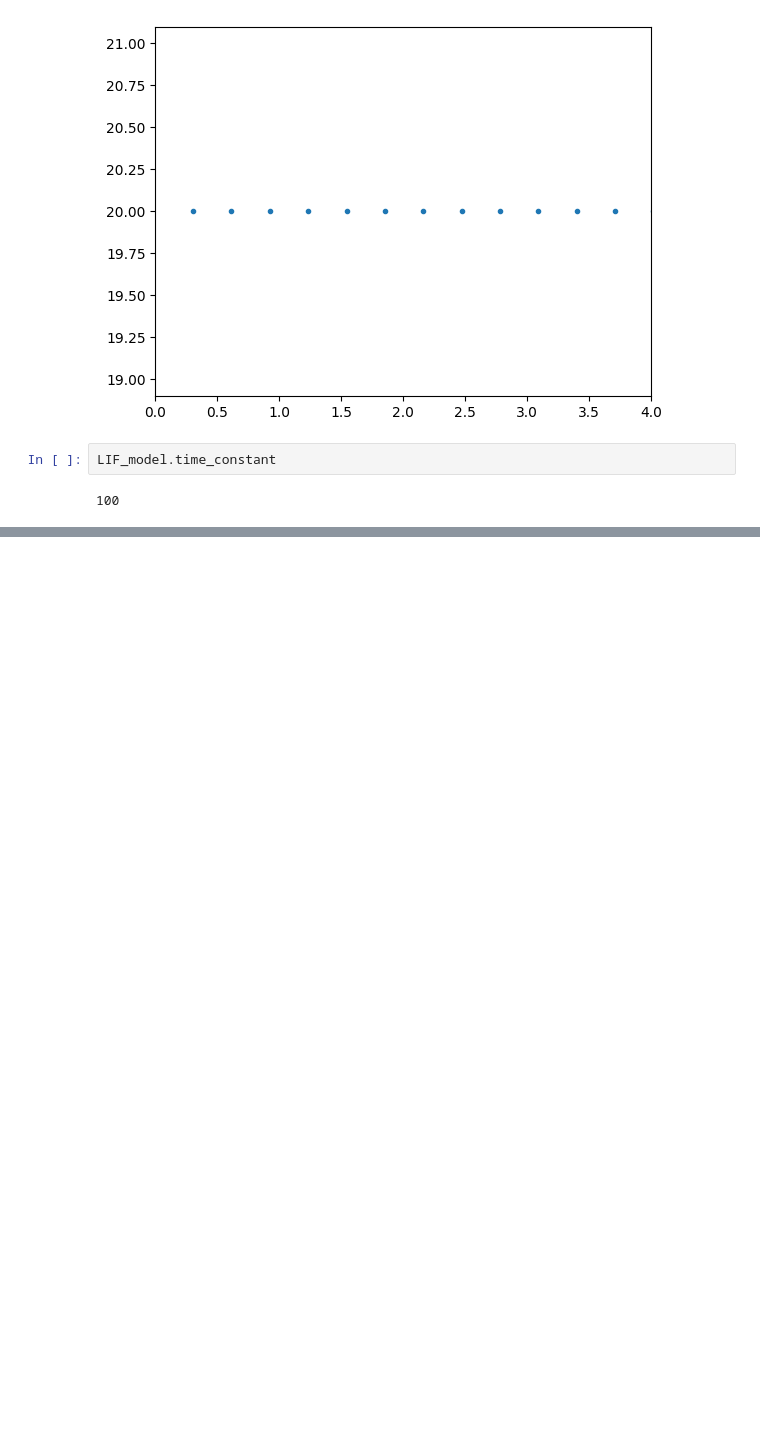
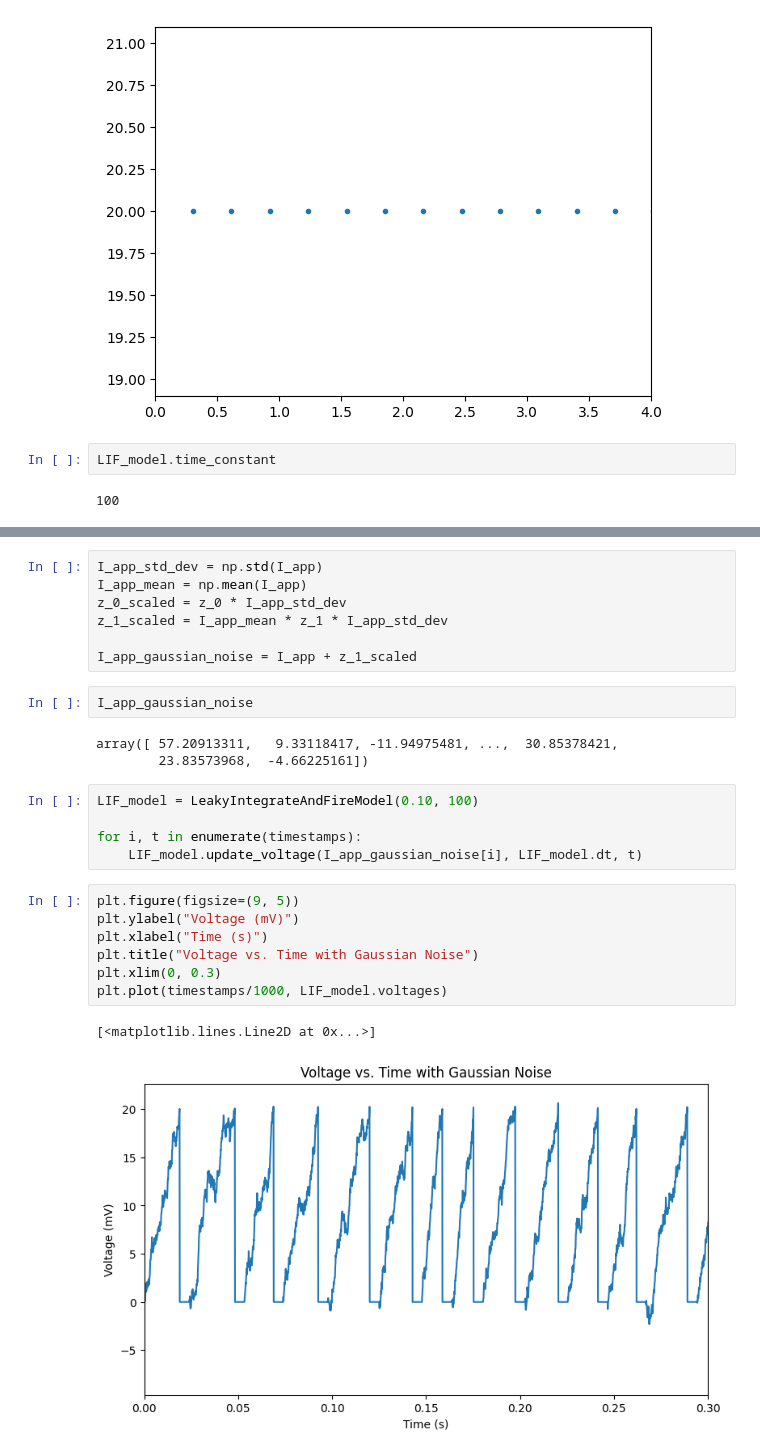
Before and after one commit to pedropalaciosjr/LIF_model, a Jupyter notebook: LIF.ipynb, the cells around one changed output, grey strips where cells are left out. Cells and saved outputs as stored; diff of their text form; blank space fills up the shorter version.

```diff
--- a/LIF.ipynb
+++ b/LIF.ipynb
@@ -92,0 +121,27 @@ plt.plot(voltages[:5000])
+# %%
+I_app_std_dev = np.std(I_app)
+I_app_mean = np.mean(I_app)
+z_0_scaled = z_0 * I_app_std_dev
+z_1_scaled = I_app_mean * z_1 * I_app_std_dev
+
+I_app_gaussian_noise = I_app + z_1_scaled
+# %%
+I_app_gaussian_noise
+# %% [output]
+array([ 57.20913311,   9.33118417, -11.94975481, ...,  30.85378421,
+        23.83573968,  -4.66225161])
+# %%
+LIF_model = LeakyIntegrateAndFireModel(0.10, 100)
+
+for i, t in enumerate(timestamps):
+    LIF_model.update_voltage(I_app_gaussian_noise[i], LIF_model.dt, t)
+# %%
+plt.figure(figsize=(9, 5))
+plt.ylabel("Voltage (mV)")
+plt.xlabel("Time (s)")
+plt.title("Voltage vs. Time with Gaussian Noise")
+plt.xlim(0, 0.3)
+plt.plot(timestamps/1000, LIF_model.voltages)
+# %% [output]
+[<matplotlib.lines.Line2D at 0x...>]
+[figure, added]
```
Also changed, not shown: parts of 9 cells of this notebook.
